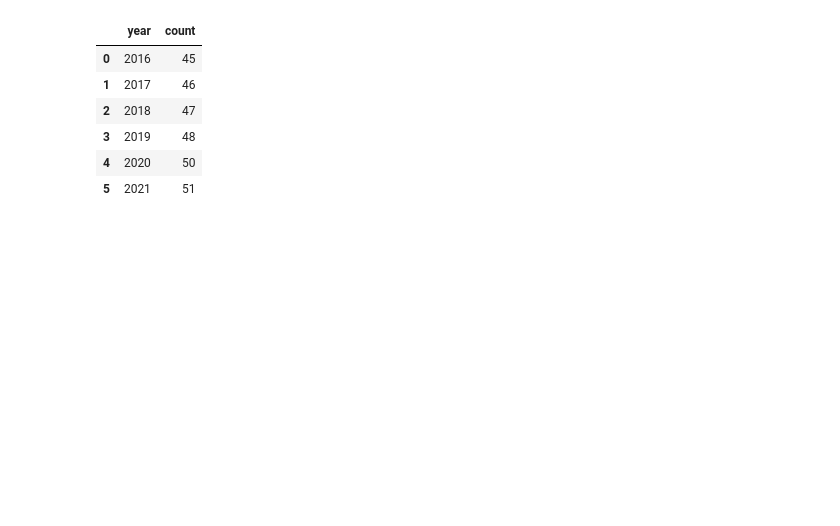
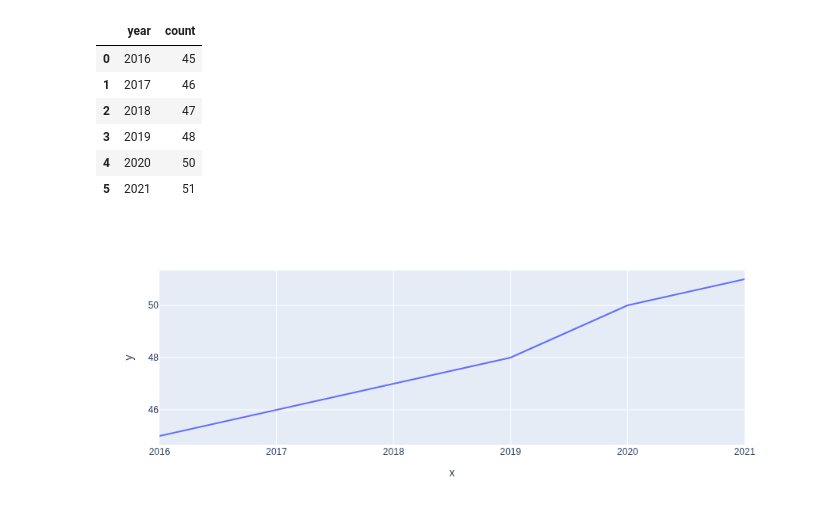
Before and after one commit to rosa-lpz/python, a Jupyter notebook: python-libraries/plotly/plotly-line-charts.ipynb, the cells around one changed output. Saved outputs shown, nothing was run; the diff lists cells and outputs as text; code cells hidden in the pictures; blank space fills up the shorter version.

```diff
--- a/python-libraries/plotly/plotly-line-charts.ipynb
+++ b/python-libraries/plotly/plotly-line-charts.ipynb
@@ -28,3 +49,11 @@ count_by_year_df
 | 3 | 2019 | 48 |
 | 4 | 2020 | 50 |
 | 5 | 2021 | 51 |
+# %%
+# Adding x and y from dataframe
+fig = px.line(x=count_by_year_df['year'], y=count_by_year_df['count'])
+
+# showing the plot
+fig.show()
+# %% [output]
+[figure, added]
```
Also changed, not shown: parts of 19 cells of this notebook, 1 other file.
